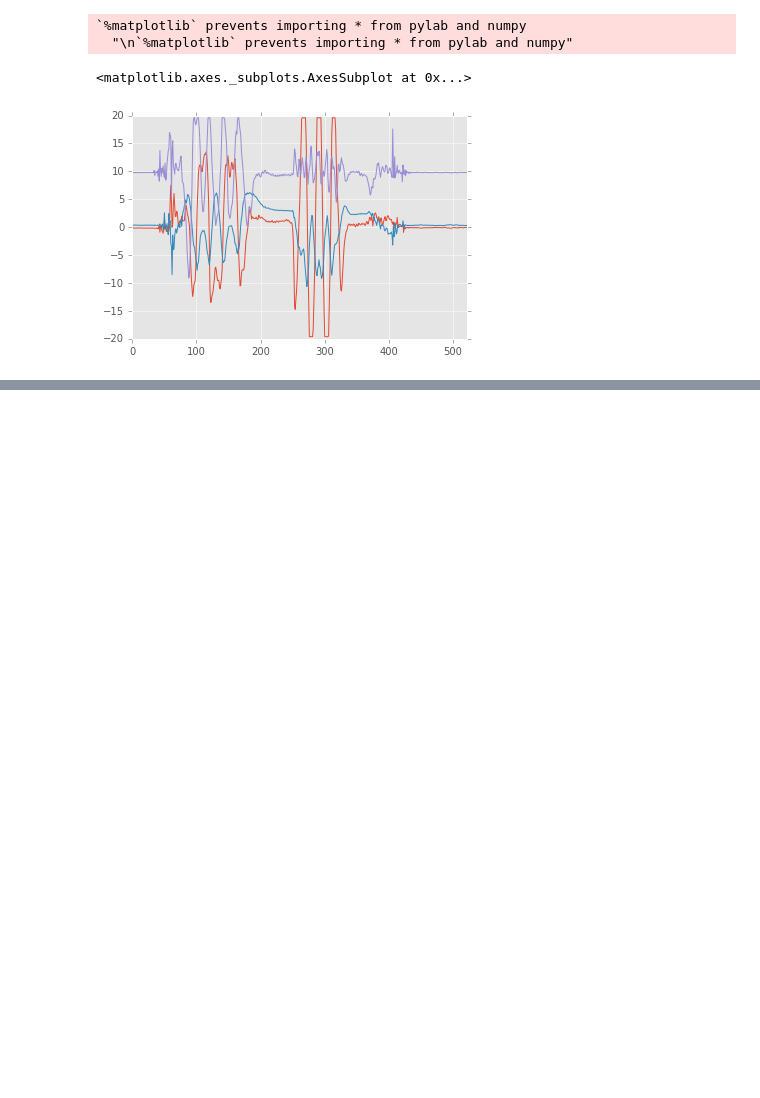
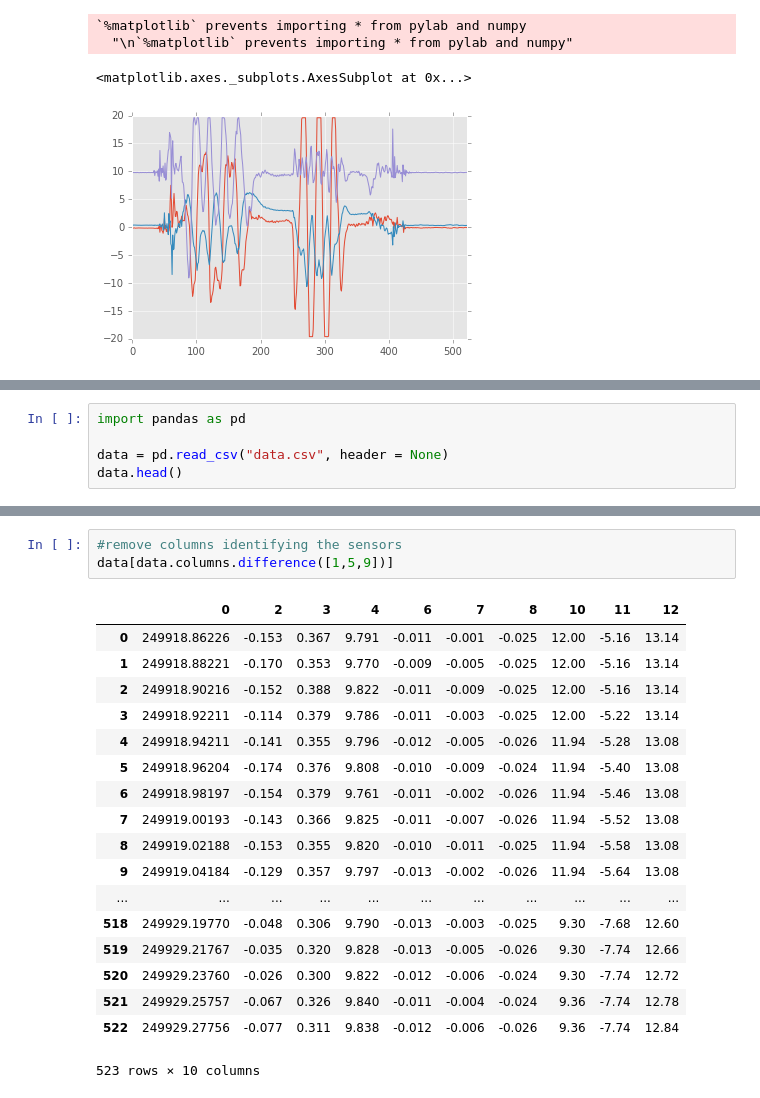
Before and after one commit to leandronb/mdetect, a Jupyter notebook: mdetec.ipynb, the cells around one changed output, grey strips where cells are left out. Drawn from its saved outputs; the diff is of its cells as text; blank space fills up the shorter version.

```diff
--- a/mdetec.ipynb
+++ b/mdetec.ipynb
@@ -112,0 +105,5 @@ ValueError: invalid literal for float(): -0.04861111258819587 0.5444444512630221
+# %%
+import pandas as pd
+
+data = pd.read_csv("data.csv", header = None)
+data.head()
@@ -112,0 +117,22 @@ ValueError: invalid literal for float(): -0.04861111258819587 0.5444444512630221
+# %%
+#remove columns identifying the sensors
+data[data.columns.difference([1,5,9])]
+# %% [output]
+|  | 0 | 2 | 3 | 4 | 6 | 7 | 8 | 10 | 11 | 12 |
+| 0 | 249918.86226 | -0.153 | 0.367 | 9.791 | -0.011 | -0.001 | -0.025 | 12.00 | -5.16 | 13.14 |
+| 1 | 249918.88221 | -0.170 | 0.353 | 9.770 | -0.009 | -0.005 | -0.025 | 12.00 | -5.16 | 13.14 |
+| 2 | 249918.90216 | -0.152 | 0.388 | 9.822 | -0.011 | -0.009 | -0.025 | 12.00 | -5.16 | 13.14 |
+| 3 | 249918.92211 | -0.114 | 0.379 | 9.786 | -0.011 | -0.003 | -0.025 | 12.00 | -5.22 | 13.14 |
+| 4 | 249918.94211 | -0.141 | 0.355 | 9.796 | -0.012 | -0.005 | -0.026 | 11.94 | -5.28 | 13.08 |
+| 5 | 249918.96204 | -0.174 | 0.376 | 9.808 | -0.010 | -0.009 | -0.024 | 11.94 | -5.40 | 13.08 |
+| 6 | 249918.98197 | -0.154 | 0.379 | 9.761 | -0.011 | -0.002 | -0.026 | 11.94 | -5.46 | 13.08 |
+| 7 | 249919.00193 | -0.143 | 0.366 | 9.825 | -0.011 | -0.007 | -0.026 | 11.94 | -5.52 | 13.08 |
+| 8 | 249919.02188 | -0.153 | 0.355 | 9.820 | -0.010 | -0.011 | -0.025 | 11.94 | -5.58 | 13.08 |
+| 9 | 249919.04184 | -0.129 | 0.357 | 9.797 | -0.013 | -0.002 | -0.026 | 11.94 | -5.64 | 13.08 |
+| ... | ... | ... | ... | ... | ... | ... | ... | ... | ... | ... |
+| 518 | 249929.19770 | -0.048 | 0.306 | 9.790 | -0.013 | -0.003 | -0.025 | 9.30 | -7.68 | 12.60 |
+| 519 | 249929.21767 | -0.035 | 0.320 | 9.828 | -0.013 | -0.005 | -0.026 | 9.30 | -7.74 | 12.66 |
+| 520 | 249929.23760 | -0.026 | 0.300 | 9.822 | -0.012 | -0.006 | -0.024 | 9.30 | -7.74 | 12.72 |
+| 521 | 249929.25757 | -0.067 | 0.326 | 9.840 | -0.011 | -0.004 | -0.024 | 9.36 | -7.74 | 12.78 |
+| 522 | 249929.27756 | -0.077 | 0.311 | 9.838 | -0.012 | -0.006 | -0.026 | 9.36 | -7.74 | 12.84 |
+523 rows × 10 columns
```
Also changed, not shown: parts of 8 cells of this notebook, 36 other files.
